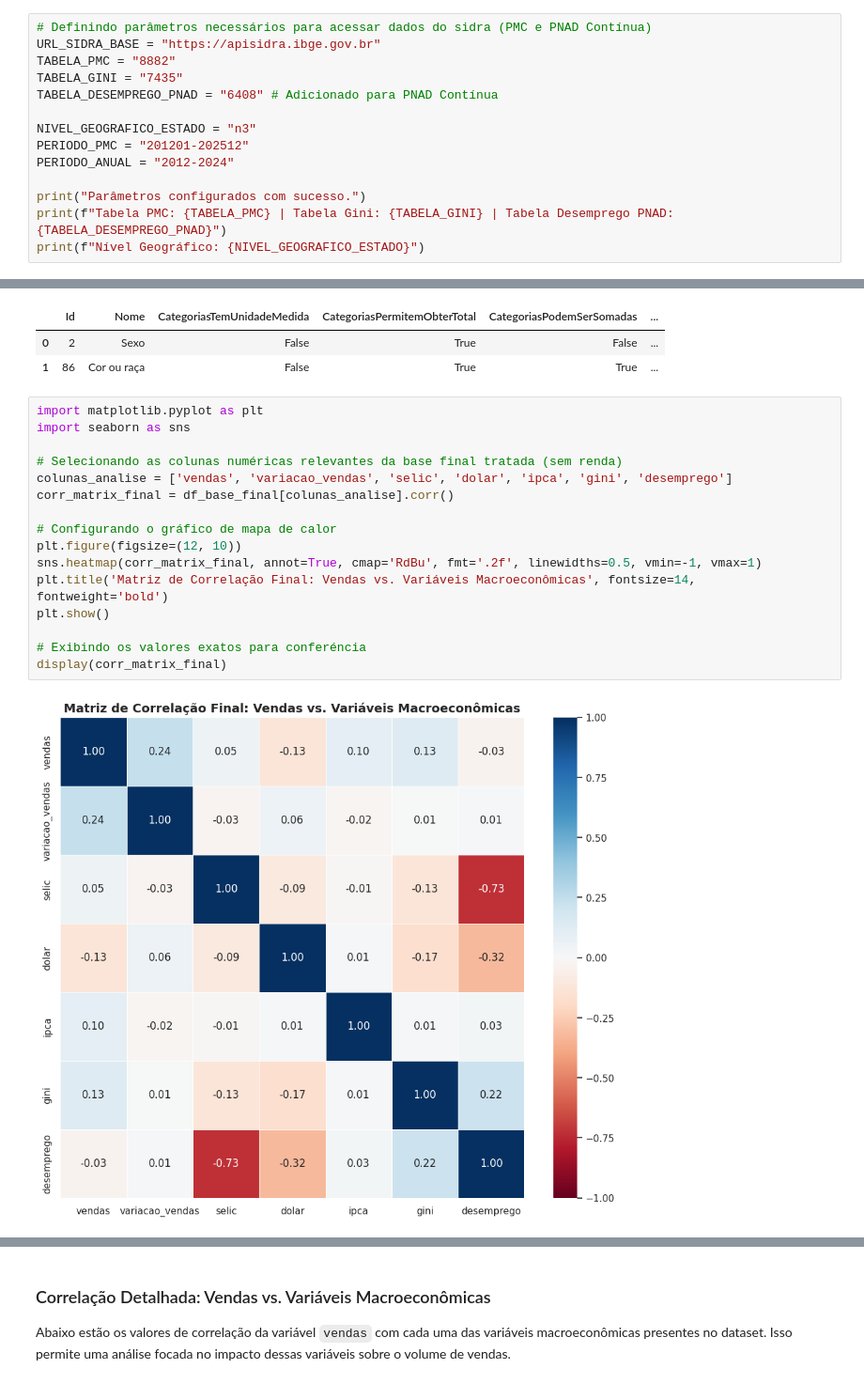
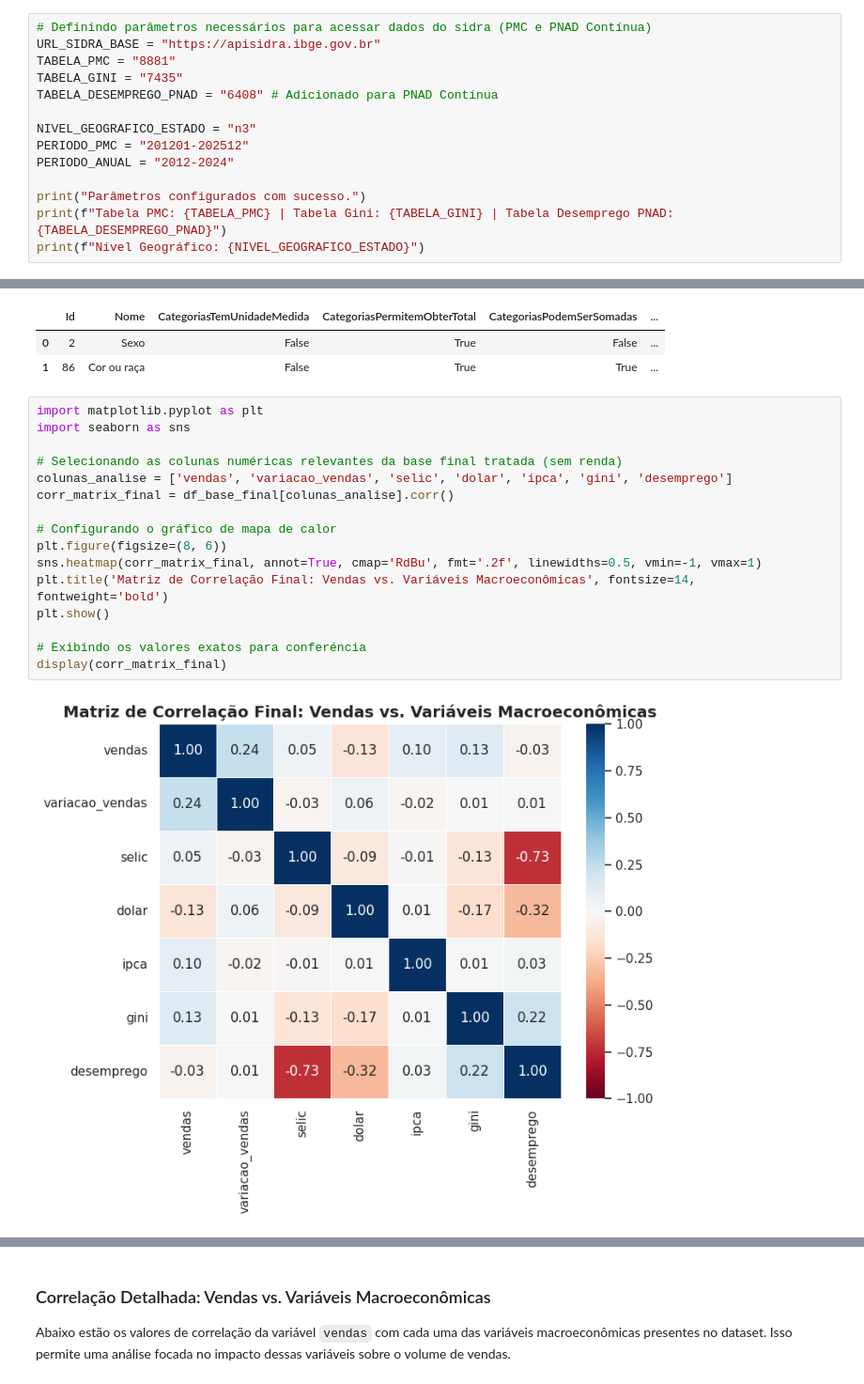
Before and after one commit to leandromvs/MVP-Analise-de-dados-e-boas-praticas-PUC-RIO, a Jupyter notebook: MVP_Analise_de_dados_e_boas_praticas_PUC_RIO_FINAL.ipynb, the cells around one changed output, grey strips where cells are left out. Shown at 94% size. Cells and saved outputs as stored; diff of their text form.

```diff
--- a/MVP_Analise_de_dados_e_boas_praticas_PUC_RIO_FINAL.ipynb
+++ b/MVP_Analise_de_dados_e_boas_praticas_PUC_RIO_FINAL.ipynb
@@ -585,7 +585,7 @@ base macroeconômica salva com sucesso
 # %%
 # Definindo parâmetros necessários para acessar dados do sidra (PMC e PNAD Contínua)
 URL_SIDRA_BASE = "https://apisidra.ibge.gov.br"
-TABELA_PMC = "8882"
+TABELA_PMC = "8881"
 TABELA_GINI = "7435"
 TABELA_DESEMPREGO_PNAD = "6408" # Adicionado para PNAD Contínua
 
@@ -1916,21 +1892,21 @@ Seção de Classificações para Desemprego PNAD:
 # %%
 import matplotlib.pyplot as plt
 import seaborn as sns
 
 # Selecionando as colunas numéricas relevantes da base final tratada (sem renda)
 colunas_analise = ['vendas', 'variacao_vendas', 'selic', 'dolar', 'ipca', 'gini', 'desemprego']
 corr_matrix_final = df_base_final[colunas_analise].corr()
 
 # Configurando o gráfico de mapa de calor
-plt.figure(figsize=(12, 10))
+plt.figure(figsize=(8, 6))
 sns.heatmap(corr_matrix_final, annot=True, cmap='RdBu', fmt='.2f', linewidths=0.5, vmin=-1, vmax=1)
 plt.title('Matriz de Correlação Final: Vendas vs. Variáveis Macroeconômicas', fontsize=14, fontweight='bold')
 plt.show()
 
 # Exibindo os valores exatos para conferéncia
 display(corr_matrix_final)
 # %% [output]
-[figure, old version]
+[figure, new version]
 |  | vendas | variacao_vendas | selic | dolar | ipca | gini | desemprego |
 | vendas | 1.0000 | 0.2384 | 0.0496 | -0.1285 | 0.0955 | 0.1325 | -0.0329 |
 | variacao_vendas | 0.2384 | 1.0000 | -0.0293 | 0.0598 | -0.0217 | 0.0067 | 0.0092 |
```
Also changed, not shown: parts of 59 cells of this notebook.
